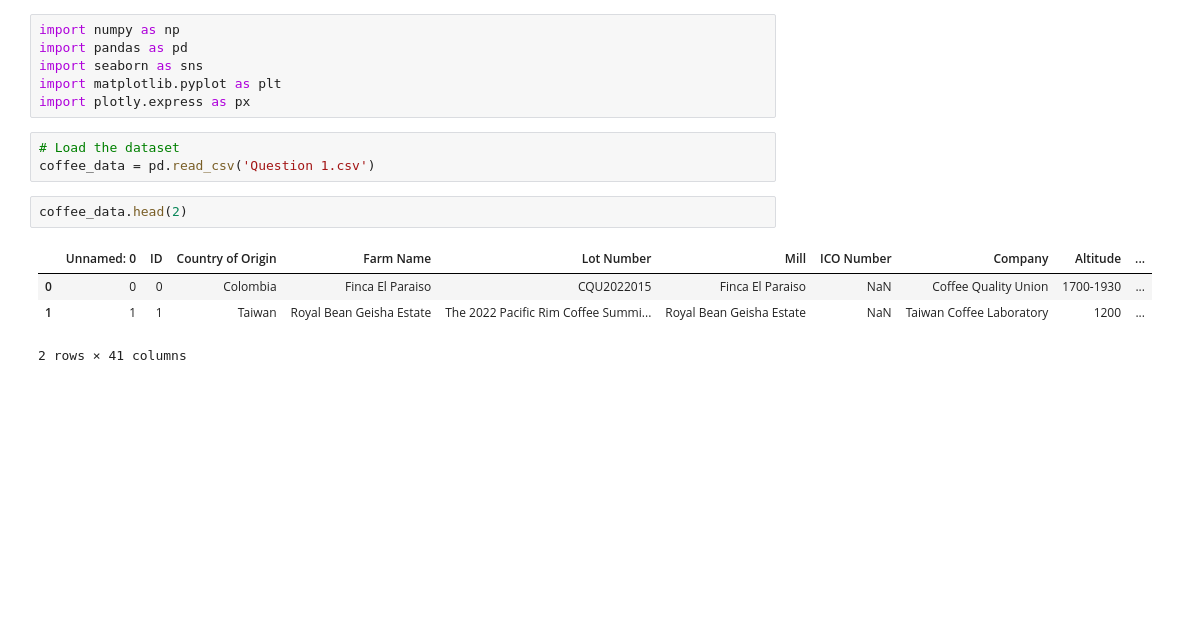
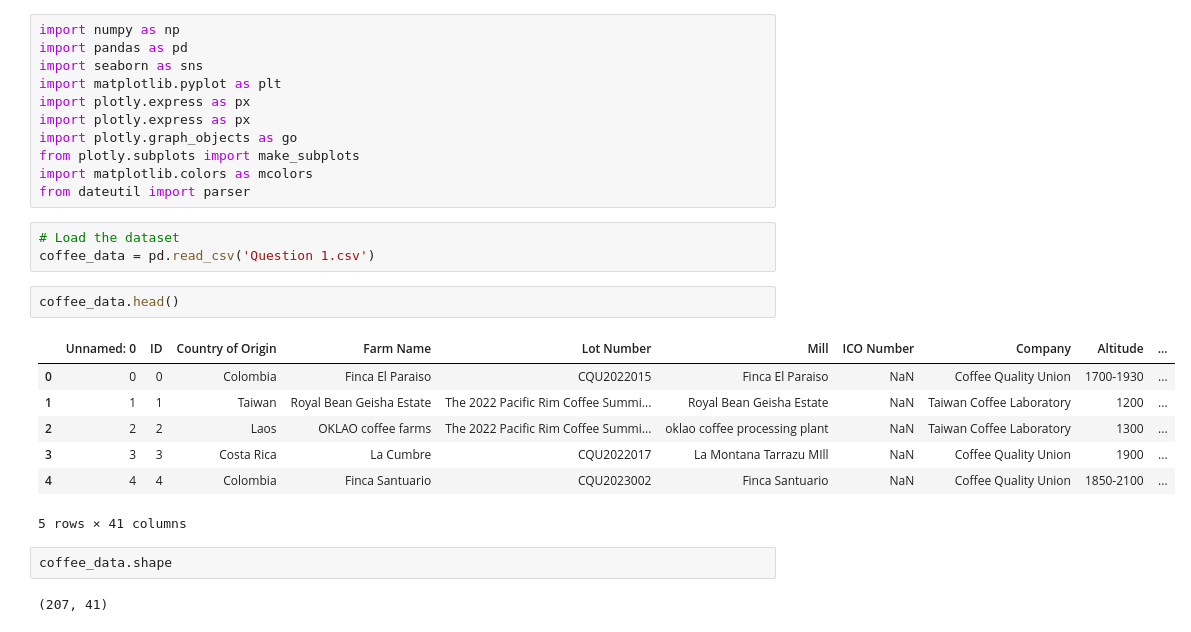
Before and after one commit to sentongo-web/FINAL-PROJECT-DATA-MINING, a Jupyter notebook: question1.ipynb, the cells around one changed output. Drawn from its saved outputs; the diff is of its cells as text; blank space fills up the shorter version.

```diff
--- a/question1.ipynb
+++ b/question1.ipynb
@@ -4,13 +4,25 @@ import pandas as pd
 import seaborn as sns
 import matplotlib.pyplot as plt
 import plotly.express as px
+import plotly.express as px
+import plotly.graph_objects as go
+from plotly.subplots import make_subplots
+import matplotlib.colors as mcolors
+from dateutil import parser
 # %%
 # Load the dataset
 coffee_data = pd.read_csv('Question 1.csv')
 # %%
-coffee_data.head(2)
+coffee_data.head()
 # %% [output]
 |  | Unnamed: 0 | ID | Country of Origin | Farm Name | Lot Number | Mill | ICO Number | Company | Altitude | ... |
 | 0 | 0 | 0 | Colombia | Finca El Paraiso | CQU2022015 | Finca El Paraiso | NaN | Coffee Quality Union | 1700-1930 | ... |
 | 1 | 1 | 1 | Taiwan | Royal Bean Geisha Estate | The 2022 Pacific Rim Coffee Summi... | Royal Bean Geisha Estate | NaN | Taiwan Coffee Laboratory | 1200 | ... |
+| 2 | 2 | 2 | Laos | OKLAO coffee farms | The 2022 Pacific Rim Coffee Summi... | oklao coffee processing plant | NaN | Taiwan Coffee Laboratory | 1300 | ... |
+| 3 | 3 | 3 | Costa Rica | La Cumbre | CQU2022017 | La Montana Tarrazu MIll | NaN | Coffee Quality Union | 1900 | ... |
+| 4 | 4 | 4 | Colombia | Finca Santuario | CQU2023002 | Finca Santuario | NaN | Coffee Quality Union | 1850-2100 | ... |
-2 rows × 41 columns
+5 rows × 41 columns
+# %%
+coffee_data.shape
+# %% [output]
+(207, 41)
```
Also changed, not shown: parts of 25 cells of this notebook.
